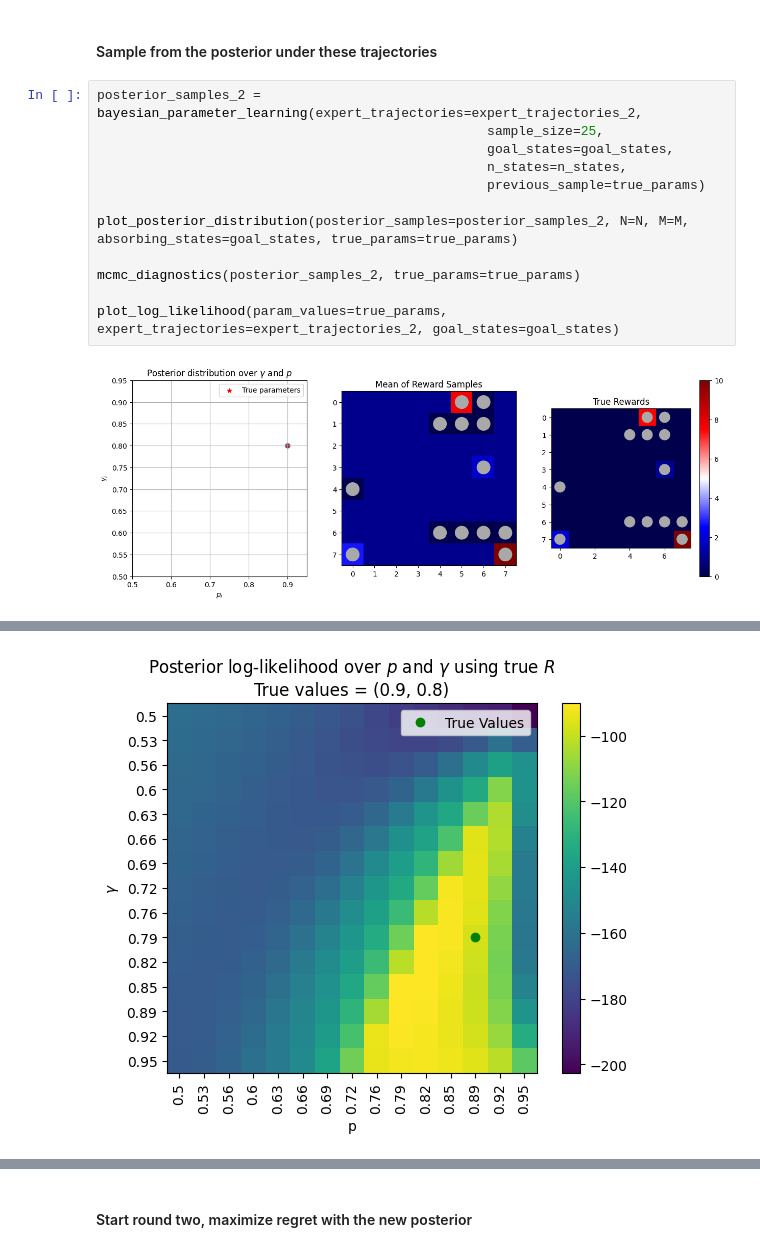
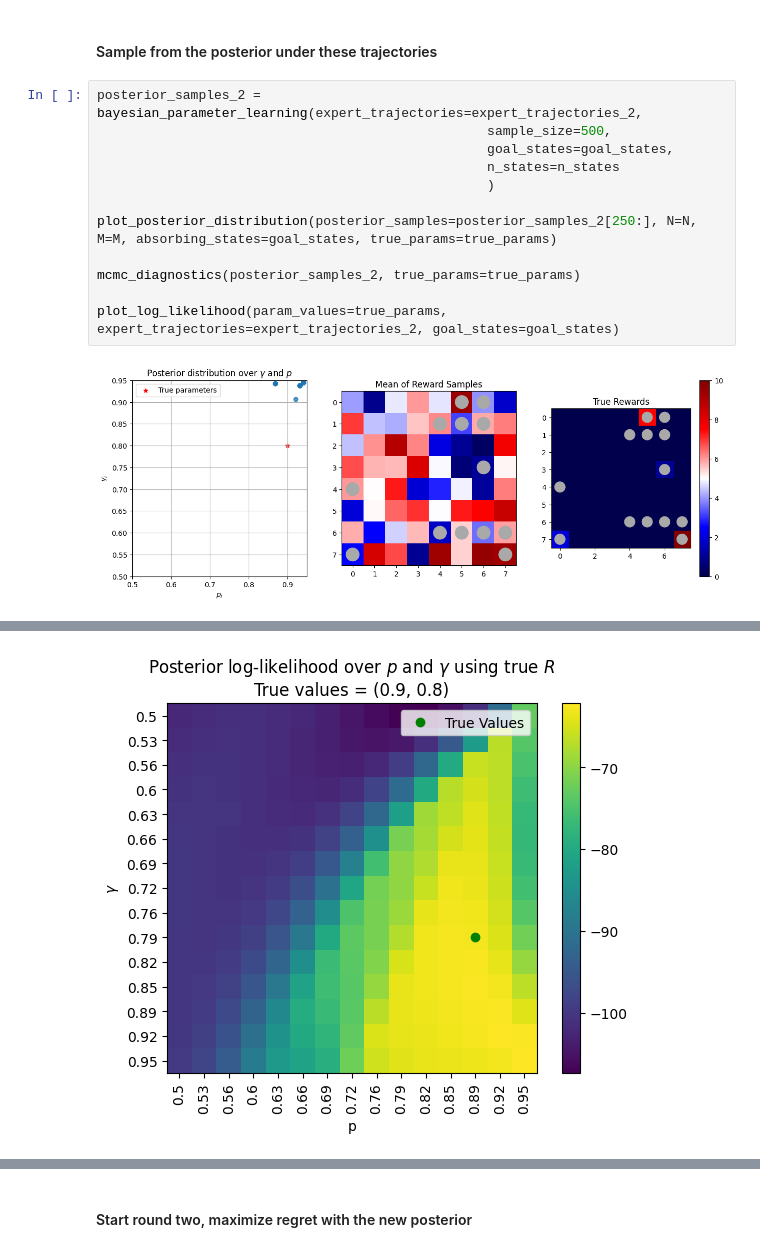
Before and after one commit to ankile/irl-environment-design, a Jupyter notebook: notebooks/04_pa_learn reward_current.ipynb, the cells around one changed output, grey strips where cells are left out. Cells and saved outputs as stored; diff of their text form.

```diff
--- a/notebooks/04_pa_learn reward_current.ipynb
+++ b/notebooks/04_pa_learn reward_current.ipynb
@@ -194,15 +187,15 @@ ax2.get_images()[0].colorbar.remove()
 #### Sample from the posterior under these trajectories
 # %%
 posterior_samples_2 = bayesian_parameter_learning(expert_trajectories=expert_trajectories_2,
-                                                  sample_size=25,
+                                                  sample_size=500,
                                                   goal_states=goal_states,
-                                                  n_states=n_states,
-                                                  previous_sample=true_params)
+                                                  n_states=n_states
+                                                  )
 
-plot_posterior_distribution(posterior_samples=posterior_samples_2, N=N, M=M, absorbing_states=goal_states, true_params=true_params)
+plot_posterior_distribution(posterior_samples=posterior_samples_2[250:], N=N, M=M, absorbing_states=goal_states, true_params=true_params)
 
 mcmc_diagnostics(posterior_samples_2, true_params=true_params)
 
 plot_log_likelihood(param_values=true_params, expert_trajectories=expert_trajectories_2, goal_states=goal_states)
 # %% [output]
-[figure, old version]
+[figure, new version]
@@ -210,4 +203,4 @@ plot_log_likelihood(param_values=true_params, expert_trajectories=expert_traject
-[figure, old version]
+[figure, new version]
 # %%
 from src.utils.inference.likelihood import expert_trajectory_log_likelihood
 
```
Also changed, not shown: parts of 10 cells of this notebook, 3 other files.
